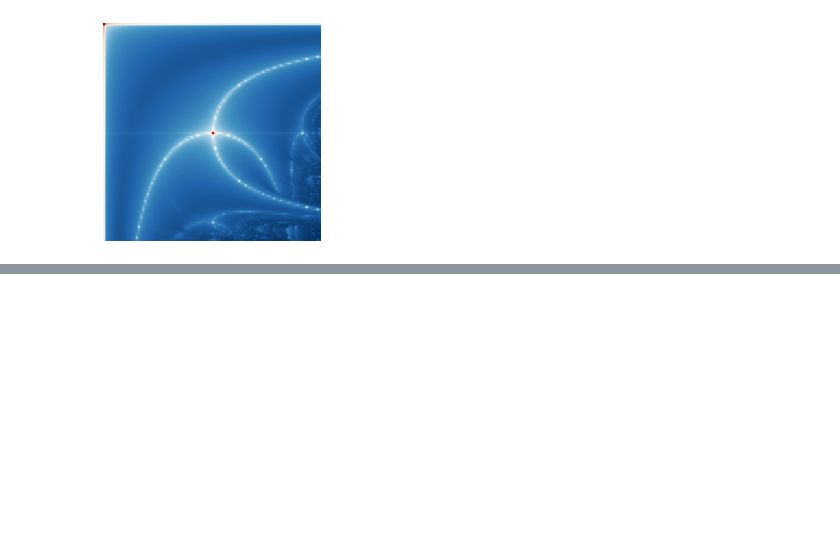
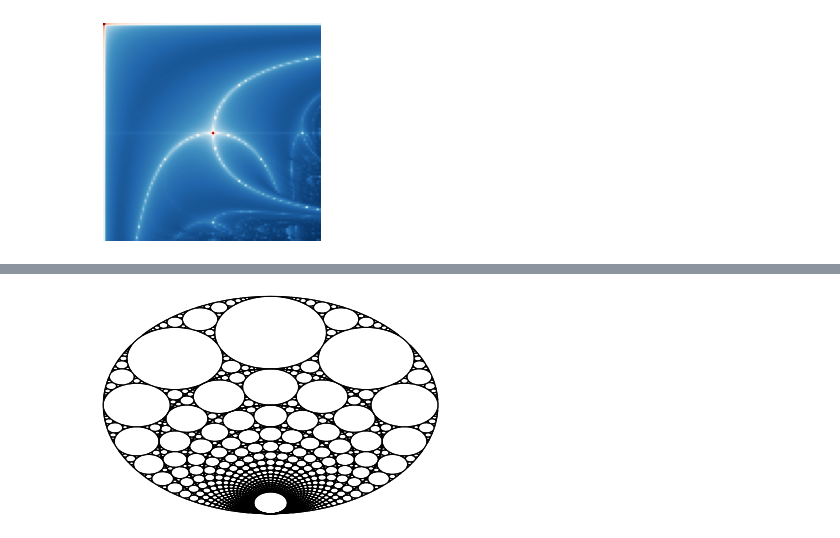
Before and after one commit to ben257/math-visualizations, a Jupyter notebook: Notebook1.ipynb, the cells around one changed output, grey strips where cells are left out. Saved outputs shown, nothing was run; the diff lists cells and outputs as text; code cells hidden in the pictures; blank space fills up the shorter version.

```diff
--- a/Notebook1.ipynb
+++ b/Notebook1.ipynb
@@ -276,0 +364,16 @@ Lyapunov_fractal("BA",100,20)
+# %%
+def generate_sequential_gaskets(N):
+
+    global fig, ax
+    fig, ax = plt.subplots()
+    plt.axis('off')
+    for n in range(2,N):
+        r1,r2 = 1/n,1/(n+1)
+        circle1,circle2,circle3 = Circle([0,r2+r1],r1*r2),Circle([0,-r1*r2+r1],r2),Circle([0,0+r1],r1,-1)
+        Apollonian_gasket(circle1,circle2,circle3)
+    plt.show()
+
+
+generate_sequential_gaskets(20)
+# %% [output]
+[figure, added]
```
Also changed, not shown: parts of 4 cells of this notebook.
